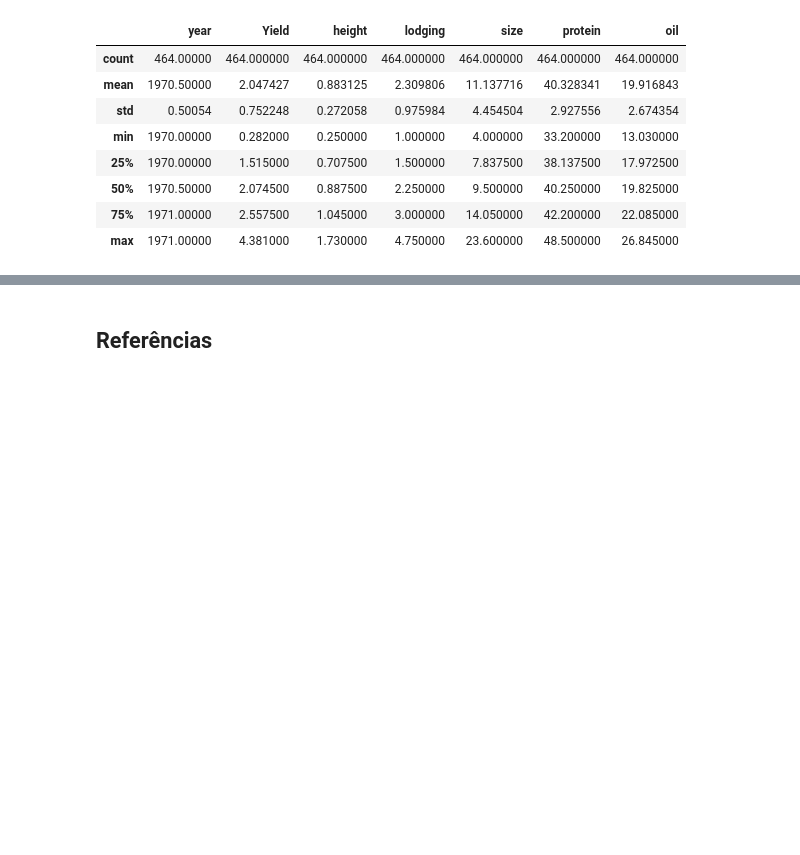
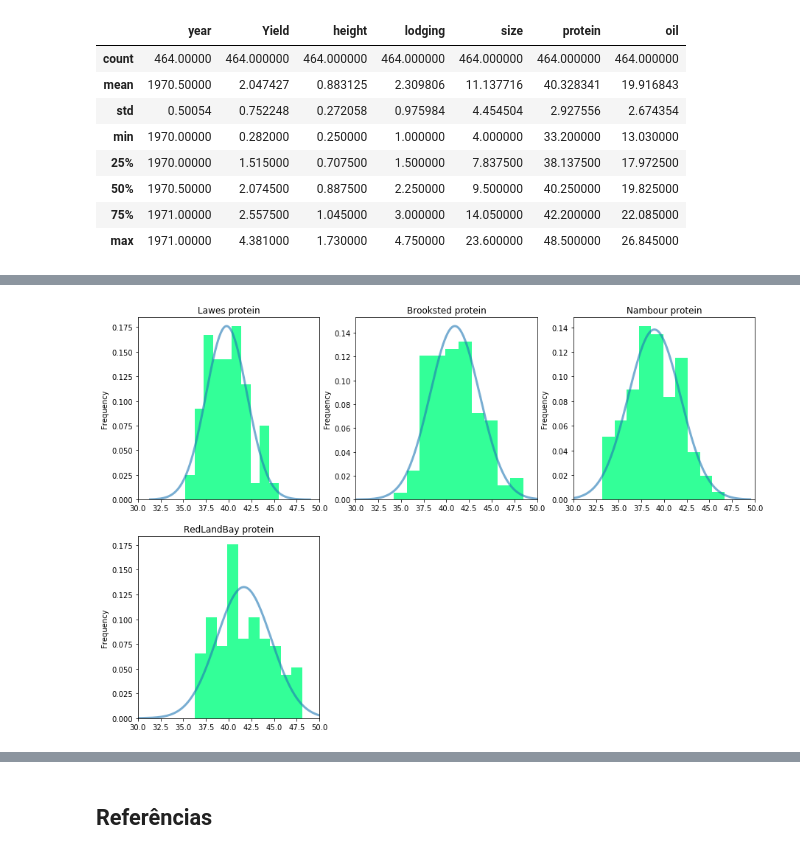
Before and after one commit to chends888/CD1S17, a Jupyter notebook: Projeto 4/EntregaFinal.ipynb, the cells around one changed output, grey strips where cells are left out. Cells and saved outputs as stored; diff of their text form; code cells hidden in the pictures; blank space fills up the shorter version.

```diff
--- a/Projeto 4/EntregaFinal.ipynb
+++ b/Projeto 4/EntregaFinal.ipynb
@@ -269,0 +168,4 @@ normal3('Yield', -1, 5)
+# %%
+normal3('protein', 30, 50)
+# %% [output]
+[figure, added]
```
Also changed, not shown: parts of 29 cells of this notebook, 1 other file.
